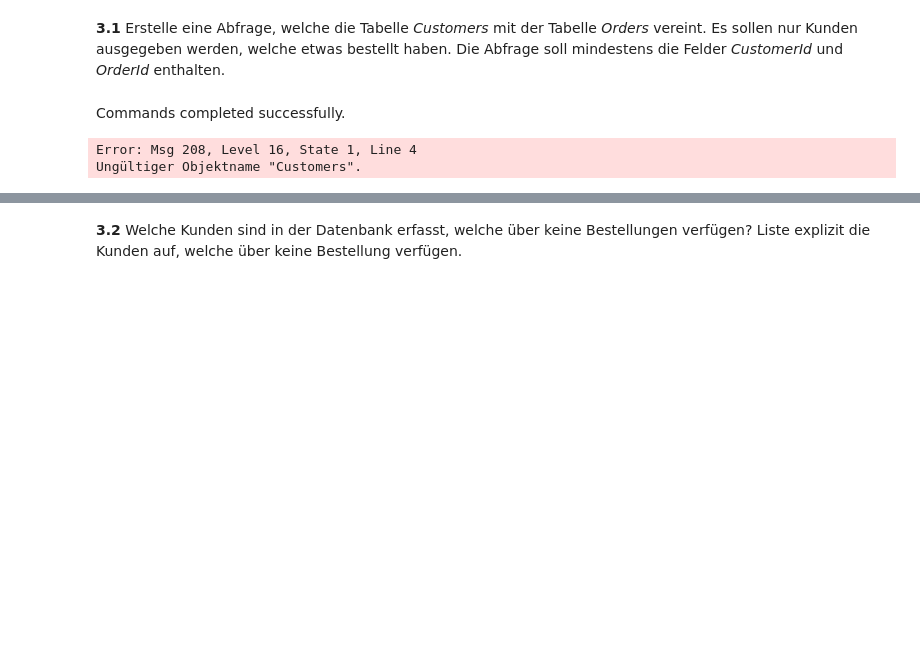
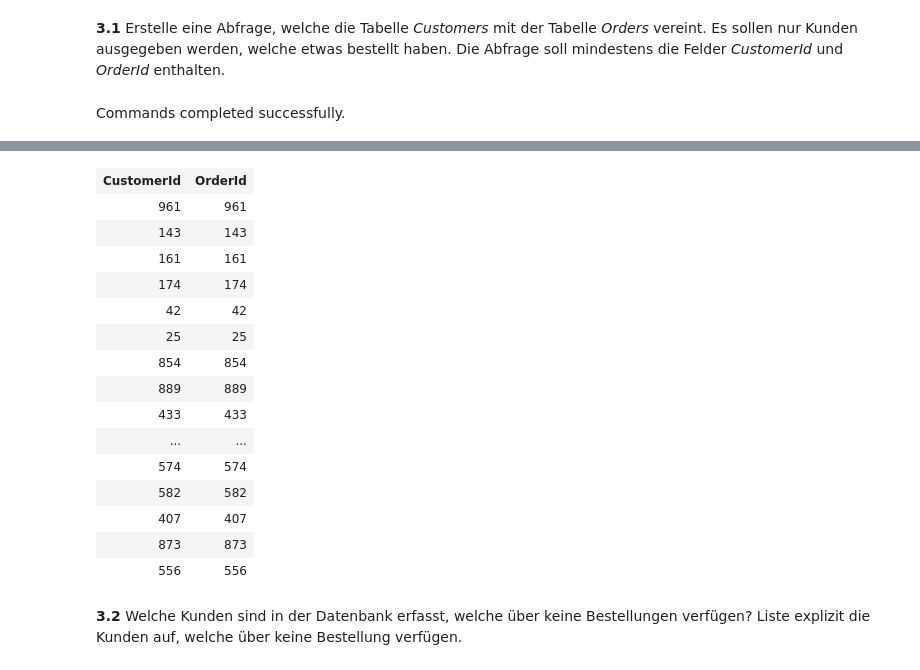
Before and after one commit to Matcha-Git/Demo_Hackathon_Fork, a Jupyter notebook: Tag_2/DQL/M106_Aufgaben_DQL.ipynb, the cells around one changed output, grey strips where cells are left out. Drawn from its saved outputs; the diff is of its cells as text; code cells hidden in the pictures; blank space fills up the shorter version.

Commit message:
tf are those god damn joins

```diff
--- a/Tag_2/DQL/M106_Aufgaben_DQL.ipynb
+++ b/Tag_2/DQL/M106_Aufgaben_DQL.ipynb
@@ -153,8 +173,6 @@ Führe diese Aufgaben aus, nachdem du den JOIN-Block bearbeitet hast.
 USE WideWorldImporters
 GO
 
-SELECT Customers.CustomerId, Orders.OrderId FROM Customers INNER JOIN Orders ON Orders.OrderId = Customers.CustomerIdId;
+SELECT Customers.CustomerId, Orders.OrderId FROM Sales.Customers INNER JOIN Sales.Orders ON Orders.OrderId = Customers.CustomerId;
 # %% [output]
 Commands completed successfully.
-Error: Msg 208, Level 16, State 1, Line 4
-Ungültiger Objektname "Customers".
@@ -162,2 +181,18 @@ Total execution time: 00:00:00.006
+| CustomerId | OrderId |
+| 961 | 961 |
+| 143 | 143 |
+| 161 | 161 |
+| 174 | 174 |
+| 42 | 42 |
+| 25 | 25 |
+| 854 | 854 |
+| 889 | 889 |
+| 433 | 433 |
+| ... | ... |
+| 574 | 574 |
+| 582 | 582 |
+| 407 | 407 |
+| 873 | 873 |
+| 556 | 556 |
 # %% [markdown]
 **3.2** Welche Kunden sind in der Datenbank erfasst, welche über keine Bestellungen verfügen? Liste explizit die Kunden auf, welche über keine Bestellung verfügen.
```
Also changed, not shown: parts of 6 cells of this notebook, 2 other files.
